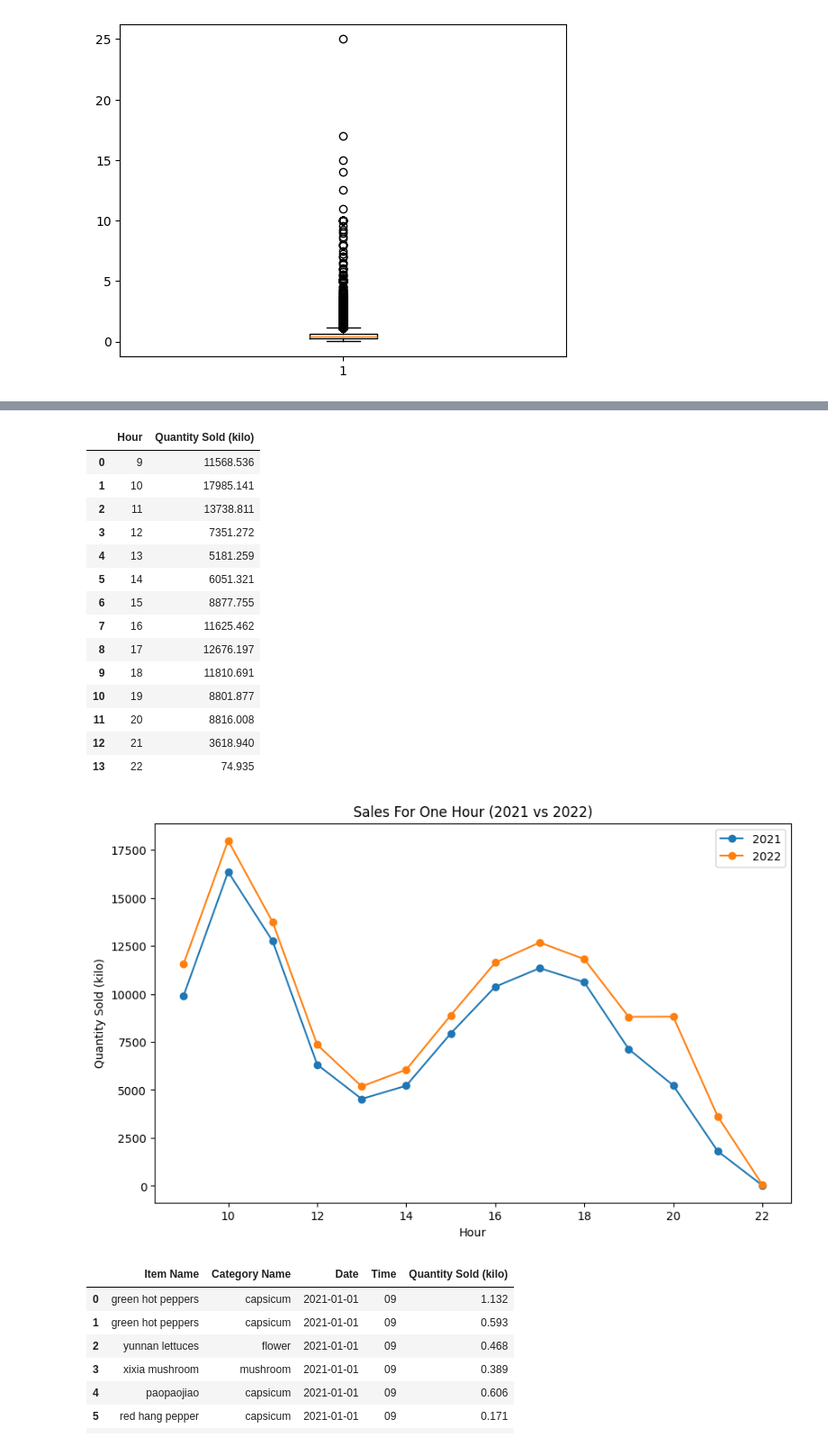
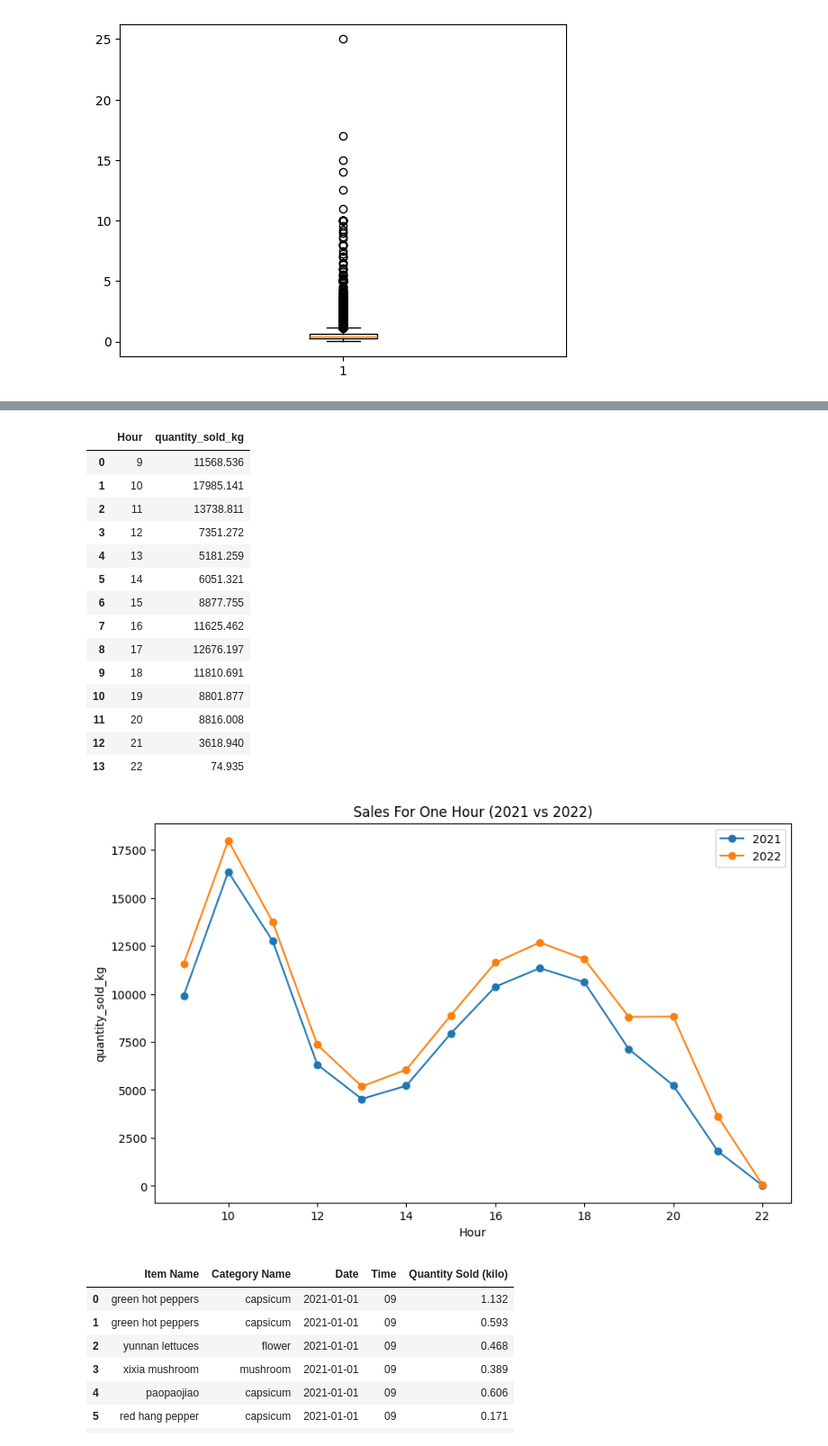
Before and after one commit to RumethSandinu/Project-connexa, a Jupyter notebook: time_based_analysis/preprocessing.ipynb, the cells around one changed output, grey strips where cells are left out. Shown at 90% size. Drawn from its saved outputs; the diff is of its cells as text; code cells hidden in the pictures.

```diff
--- a/time_based_analysis/preprocessing.ipynb
+++ b/time_based_analysis/preprocessing.ipynb
@@ -109,7 +109,7 @@ df.head(5)
 | 4 | paopaojiao | capsicum | 2021-01-01 | 09 | 0.606 |
 # %%
 # 2021 sales
-df['Date'] = pd.to_datetime(df['Date'])
-df_2021 = df[df['Date'].dt.year == 2021]
+df['date'] = pd.to_datetime(df['date'])
+df_2021 = df[df['date'].dt.year == 2021]
 df_2021.head(5)
 # %% [output]
@@ -121,7 +121,7 @@ df_2021.head(5)
 | 4 | paopaojiao | capsicum | 2021-01-01 | 09 | 0.606 |
 # %%
 # 2022 sales
-df['Date'] = pd.to_datetime(df['Date'])
-df_2022 = df[df['Date'].dt.year == 2022]
+df['date'] = pd.to_datetime(df['date'])
+df_2022 = df[df['date'].dt.year == 2022]
 df_2022.head(5)
 # %% [output]
@@ -244,5 +244,5 @@ plt.show()
 # %%
 # within the one hour, max value of sold quantity sold (kilo) in 2021
-highest_sales_in_day_2021 = df_2021.groupby(pd.to_datetime(df_2021['Time'], format='%H').dt.hour)['Quantity Sold (kilo)'].sum().reset_index().rename(columns={"Time": "Hour"})
+highest_sales_in_day_2021 = df_2021.groupby(pd.to_datetime(df_2021['time'], format='%H').dt.hour)['quantity_sold_kg'].sum().reset_index().rename(columns={"time": "Hour"})
 highest_sales_in_day_2021
 # %% [output]
@@ -263,10 +263,10 @@ highest_sales_in_day_2021
 | 13 | 22 | 29.665 |
 # %%
 # within the one hour, max value of sold quantity sold (kilo) in 2022
-highest_sales_in_day_2022 = df_2022.groupby(pd.to_datetime(df_2022['Time'], format='%H').dt.hour)['Quantity Sold (kilo)'].sum().reset_index().rename(columns={"Time": "Hour"})
+highest_sales_in_day_2022 = df_2022.groupby(pd.to_datetime(df_2022['time'], format='%H').dt.hour)['quantity_sold_kg'].sum().reset_index().rename(columns={"time": "Hour"})
 highest_sales_in_day_2022
 # %% [output]
-|  | Hour | Quantity Sold (kilo) |
+|  | Hour | quantity_sold_kg |
 | 0 | 9 | 11568.536 |
 | 1 | 10 | 17985.141 |
 | 2 | 11 | 13738.811 |
@@ -284,19 +284,19 @@ highest_sales_in_day_2022
 # %%
 # Plot the different between 2021 and 2022 Quantity Sold (kilo) for hour
 import matplotlib.pyplot as plt
 
 # Plotting the difference
 plt.figure(figsize=(10, 6))
-plt.plot(highest_sales_in_day_2021['Hour'], highest_sales_in_day_2021['Quantity Sold (kilo)'], label='2021', marker='o')
-plt.plot(highest_sales_in_day_2022['Hour'], highest_sales_in_day_2022['Quantity Sold (kilo)'], label='2022', marker='o')
+plt.plot(highest_sales_in_day_2021['Hour'], highest_sales_in_day_2021['quantity_sold_kg'], label='2021', marker='o')
+plt.plot(highest_sales_in_day_2022['Hour'], highest_sales_in_day_2022['quantity_sold_kg'], label='2022', marker='o')
 
 plt.title('Sales For One Hour (2021 vs 2022)')
 plt.xlabel('Hour')
-plt.ylabel('Quantity Sold (kilo)')
+plt.ylabel('quantity_sold_kg')
 plt.legend()
 plt.show()
 # %% [output]
-[figure, old version]
+[figure, new version]
 # %%
 df.head(10)
 # %% [output]
```
Also changed, not shown: parts of 22 cells of this notebook, 1 other file.
